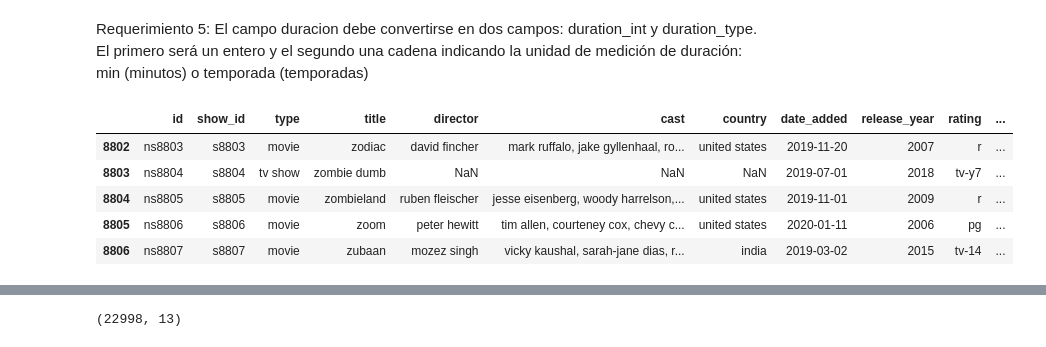
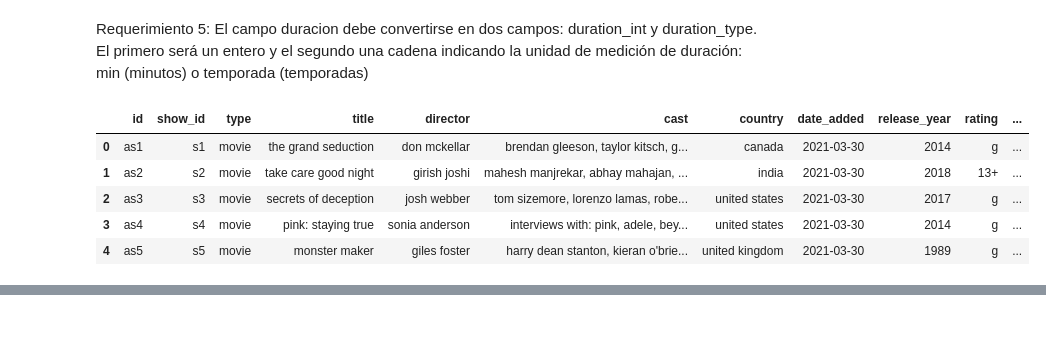
Before and after one commit to juencabe/Proyecto1, a Jupyter notebook: Nuevo_ETL1_Lab1.ipynb, the cells around one changed output, grey strips where cells are left out. Drawn from its saved outputs; the diff is of its cells as text; code cells hidden in the pictures.

```diff
--- a/Nuevo_ETL1_Lab1.ipynb
+++ b/Nuevo_ETL1_Lab1.ipynb
@@ -188,14 +120,14 @@ Total_df["duration_type"] = Total_df["duration_type"].str.replace("seasons", "se
 Total_df["duration_int"] = Total_df["duration_int"].astype("Int64")
 # %%
-# Se verifica la actualización de la información
-Total_df.tail()
+# Verificamos la actualización de la información
+Total_df.head()
 # %% [output]
 |  | id | show_id | type | title | director | cast | country | date_added | release_year | rating | ... |
-| 8802 | ns8803 | s8803 | movie | zodiac | david fincher | mark ruffalo, jake gyllenhaal, ro... | united states | 2019-11-20 | 2007 | r | ... |
-| 8803 | ns8804 | s8804 | tv show | zombie dumb | NaN | NaN | NaN | 2019-07-01 | 2018 | tv-y7 | ... |
-| 8804 | ns8805 | s8805 | movie | zombieland | ruben fleischer | jesse eisenberg, woody harrelson,... | united states | 2019-11-01 | 2009 | r | ... |
-| 8805 | ns8806 | s8806 | movie | zoom | peter hewitt | tim allen, courteney cox, chevy c... | united states | 2020-01-11 | 2006 | pg | ... |
-| 8806 | ns8807 | s8807 | movie | zubaan | mozez singh | vicky kaushal, sarah-jane dias, r... | india | 2019-03-02 | 2015 | tv-14 | ... |
+| 0 | as1 | s1 | movie | the grand seduction | don mckellar | brendan gleeson, taylor kitsch, g... | canada | 2021-03-30 | 2014 | g | ... |
+| 1 | as2 | s2 | movie | take care good night | girish joshi | mahesh manjrekar, abhay mahajan, ... | india | 2021-03-30 | 2018 | 13+ | ... |
+| 2 | as3 | s3 | movie | secrets of deception | josh webber | tom sizemore, lorenzo lamas, robe... | united states | 2021-03-30 | 2017 | g | ... |
+| 3 | as4 | s4 | movie | pink: staying true | sonia anderson | interviews with: pink, adele, bey... | united states | 2021-03-30 | 2014 | g | ... |
+| 4 | as5 | s5 | movie | monster maker | giles foster | harry dean stanton, kieran o'brie... | united kingdom | 2021-03-30 | 1989 | g | ... |
 # %%
 # Se borran las columnas que ya no agreguen valor
 Total_df= Total_df.drop(columns=['show_id','duration'])
@@ -207,8 +139,3 @@ Total_df.head()
 | 2 | as3 | movie | secrets of deception | josh webber | tom sizemore, lorenzo lamas, robe... | united states | 2021-03-30 | 2017 | g | action, drama, suspense | ... |
 | 3 | as4 | movie | pink: staying true | sonia anderson | interviews with: pink, adele, bey... | united states | 2021-03-30 | 2014 | g | documentary | ... |
 | 4 | as5 | movie | monster maker | giles foster | harry dean stanton, kieran o'brie... | united kingdom | 2021-03-30 | 1989 | g | drama, fantasy | ... |
-# %%
-#Se revisa el archivo completo
-Total_df.shape
-# %% [output]
-(22998, 13)
```
Also changed, not shown: parts of 23 cells of this notebook.
